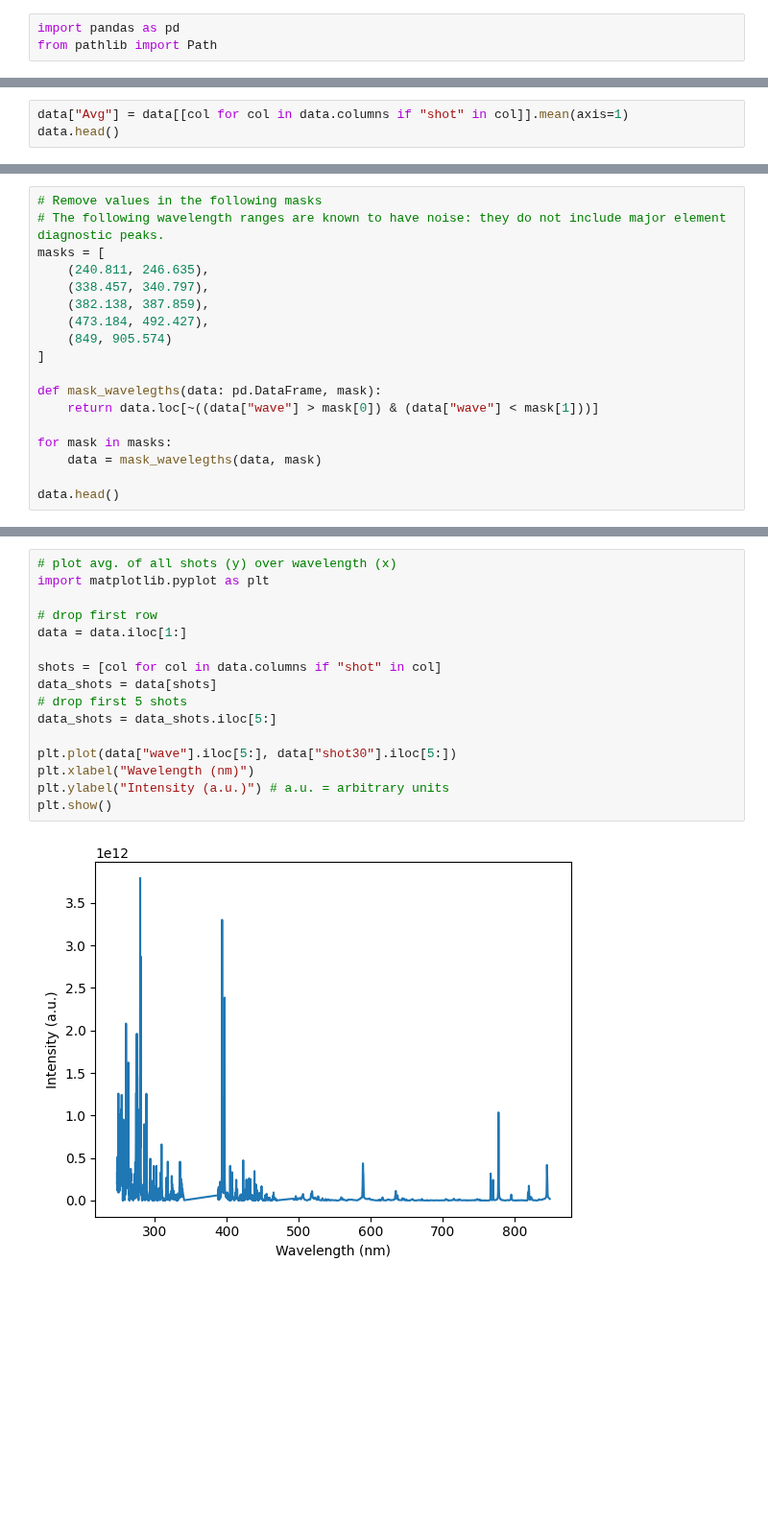
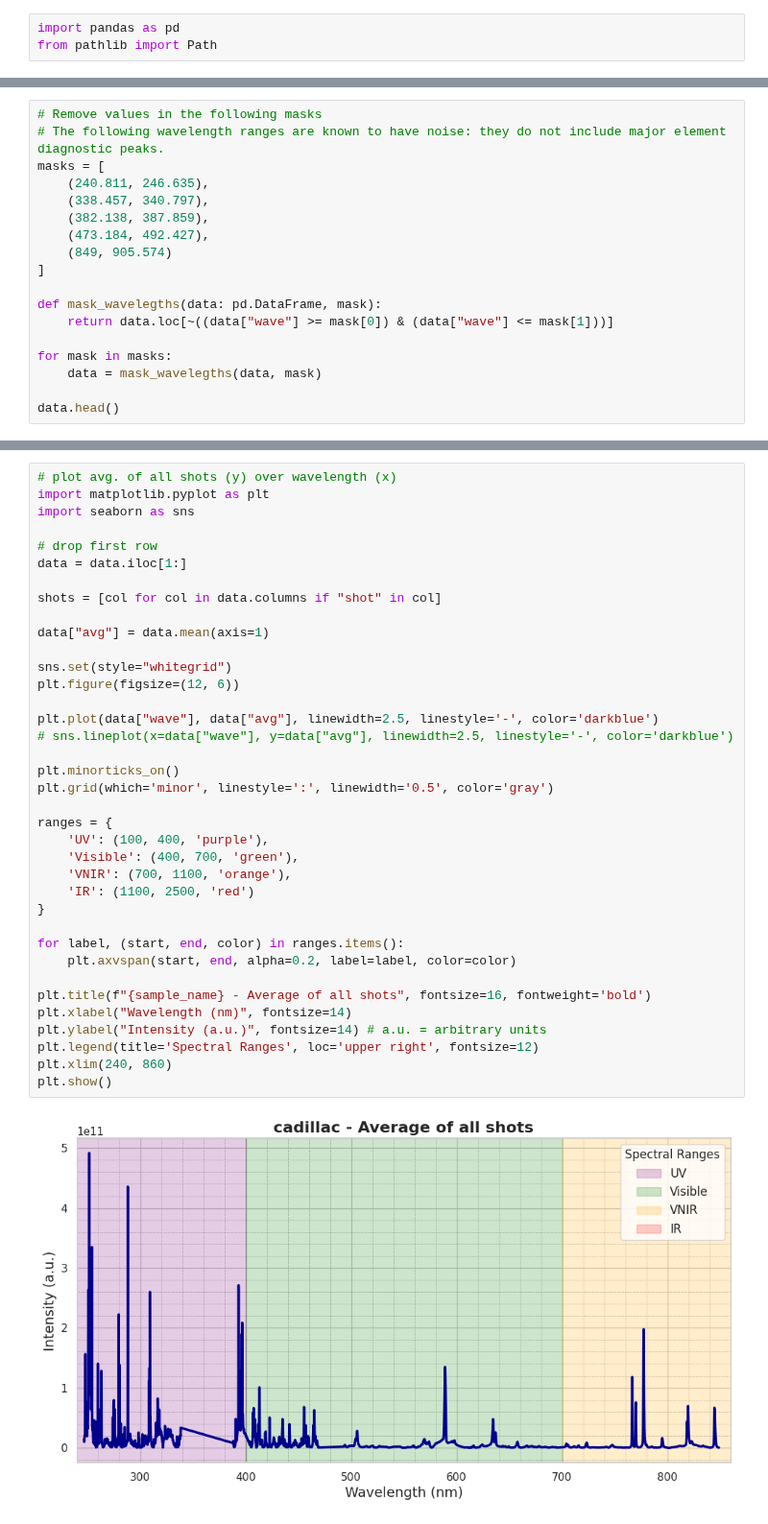
Before and after one commit to chhoumann/thesis-chemcam, a Jupyter notebook: baseline/notes.ipynb, the cells around one changed output, grey strips where cells are left out. Shown at 96% size. Drawn from its saved outputs; the diff is of its cells as text; blank space fills up the shorter version.

```diff
--- a/baseline/notes.ipynb
+++ b/baseline/notes.ipynb
@@ -27,3 +52,0 @@ data.dropna(inplace=True)
-# %%
-data["Avg"] = data[[col for col in data.columns if "shot" in col]].mean(axis=1)
-data.head()
@@ -47,7 +72,7 @@ masks = [
 ]
 
 def mask_wavelegths(data: pd.DataFrame, mask):
-    return data.loc[~((data["wave"] > mask[0]) & (data["wave"] < mask[1]))]
+    return data.loc[~((data["wave"] >= mask[0]) & (data["wave"] <= mask[1]))]
 
 for mask in masks:
     data = mask_wavelegths(data, mask)
@@ -64,18 +94,39 @@ data.head()
 # %%
 # plot avg. of all shots (y) over wavelength (x)
 import matplotlib.pyplot as plt
+import seaborn as sns
 
 # drop first row
 data = data.iloc[1:]
 
 shots = [col for col in data.columns if "shot" in col]
-data_shots = data[shots]
-# drop first 5 shots
-data_shots = data_shots.iloc[5:]
 
-plt.plot(data["wave"].iloc[5:], data["shot30"].iloc[5:])
-plt.xlabel("Wavelength (nm)")
-plt.ylabel("Intensity (a.u.)") # a.u. = arbitrary units
+data["avg"] = data.mean(axis=1)
+
+sns.set(style="whitegrid")
+plt.figure(figsize=(12, 6))
+
+plt.plot(data["wave"], data["avg"], linewidth=2.5, linestyle='-', color='darkblue')
+# sns.lineplot(x=data["wave"], y=data["avg"], linewidth=2.5, linestyle='-', color='darkblue')
+
+plt.minorticks_on()
+plt.grid(which='minor', linestyle=':', linewidth='0.5', color='gray')
+
+ranges = {
+    'UV': (100, 400, 'purple'),
+    'Visible': (400, 700, 'green'),
+    'VNIR': (700, 1100, 'orange'),
+    'IR': (1100, 2500, 'red')
+}
+
+for label, (start, end, color) in ranges.items():
+    plt.axvspan(start, end, alpha=0.2, label=label, color=color)
+
+plt.title(f"{sample_name} - Average of all shots", fontsize=16, fontweight='bold')
+plt.xlabel("Wavelength (nm)", fontsize=14)
+plt.ylabel("Intensity (a.u.)", fontsize=14) # a.u. = arbitrary units
+plt.legend(title='Spectral Ranges', loc='upper right', fontsize=12)
+plt.xlim(240, 860)
 plt.show()
 # %% [output]
-[figure, old version]
+[figure, new version]
```
Also changed, not shown: parts of 11 cells of this notebook.
